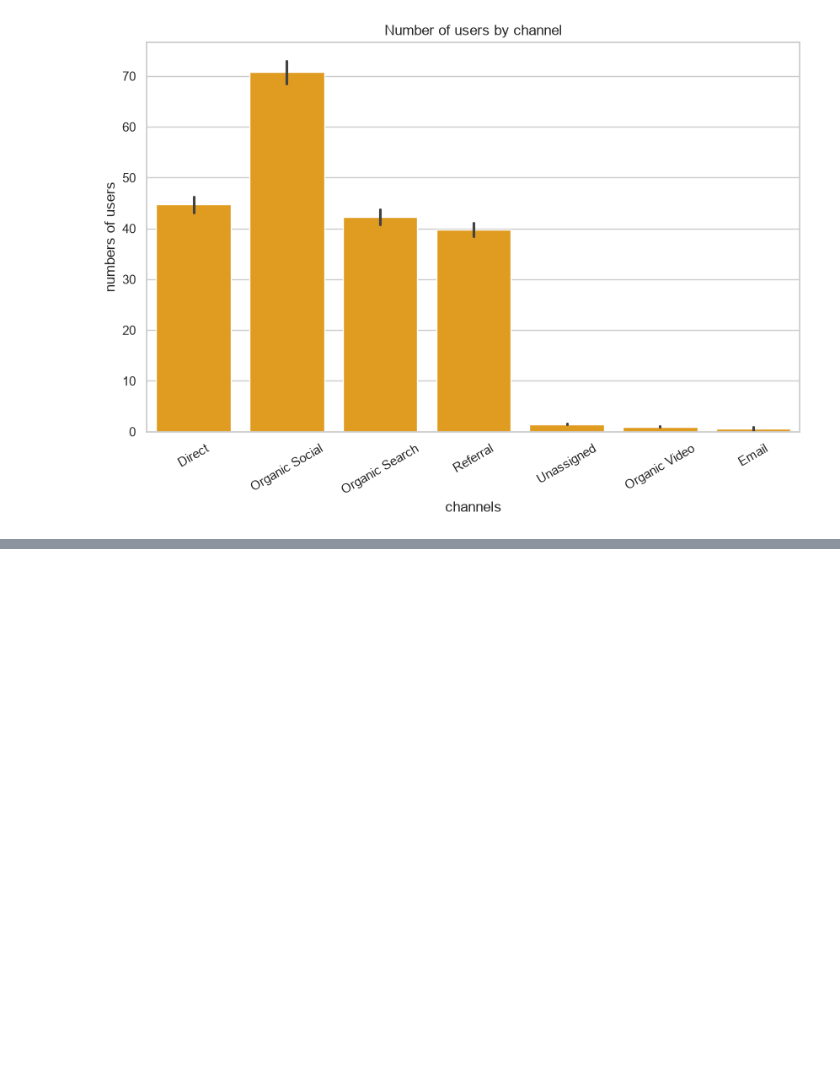
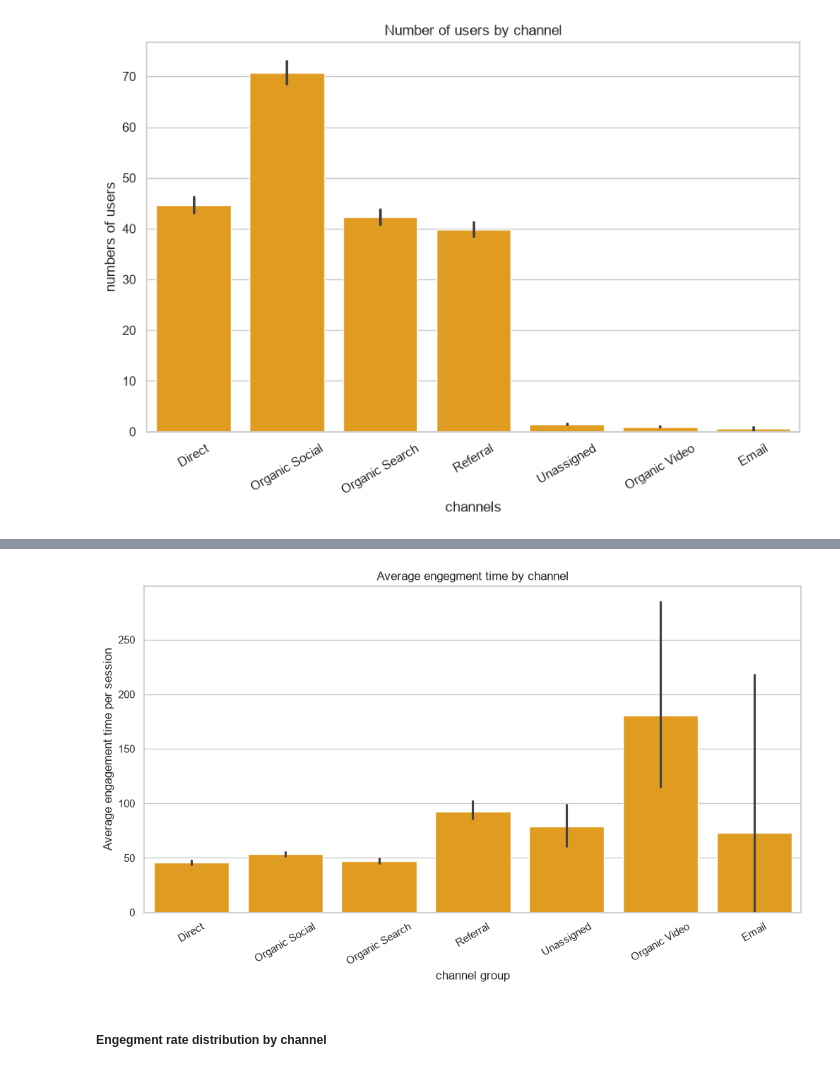
Before and after one commit to shiva3994/Practice, a Jupyter notebook: Daily Python/L_Webdata_report.ipynb, the cells around one changed output, grey strips where cells are left out. Cells and saved outputs as stored; diff of their text form; code cells hidden in the pictures; blank space fills up the shorter version.

```diff
--- a/Daily Python/L_Webdata_report.ipynb
+++ b/Daily Python/L_Webdata_report.ipynb
@@ -157,0 +169,12 @@ plt.show()
+# %%
+plt.figure(figsize = (12,6))
+
+sns.barplot(data = df, x = 'channel group', y = 'Average engagement time per session', estimator = np.mean, color = 'orange' )
+
+plt.title('Average engegment time by channel')
+plt.xticks(rotation = 30)
+plt.show()
+# %% [output]
+[figure, added]
+# %% [markdown]
+##### Engegment rate distribution by channel
```
Also changed, not shown: parts of 4 cells of this notebook.
